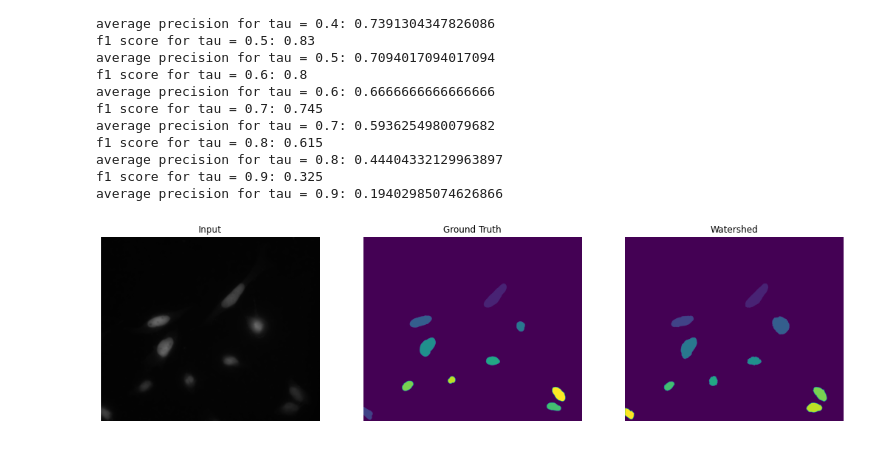
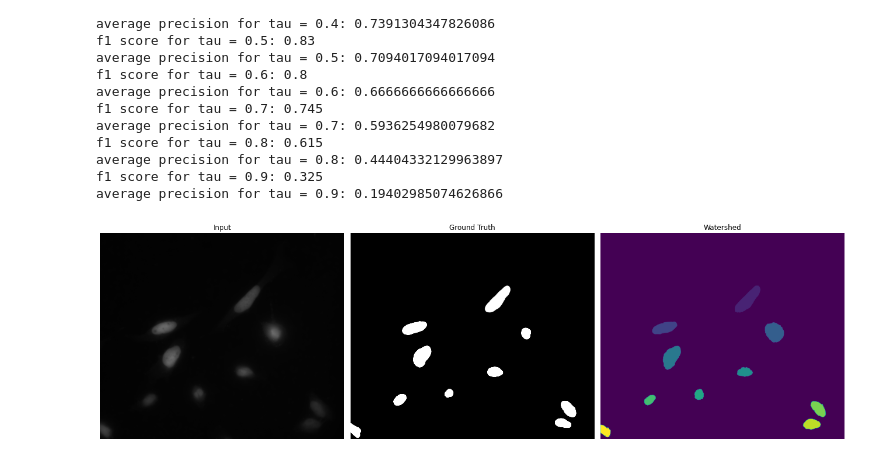
Before and after one commit to annajiwons/merfish-segmentation, a Jupyter notebook: 4_watershed/watershed.ipynb, the cells around one changed output. Cells and saved outputs as stored; diff of their text form; code cells hidden in the pictures.

```diff
--- a/4_watershed/watershed.ipynb
+++ b/4_watershed/watershed.ipynb
@@ -701,14 +686,15 @@ res = watershed_seg(merfish_images[12], upper_limit = 241, alpha = 0.5, beta = 5
 # %%
 figure, figure_axes = plt.subplots(1, 3, figsize=(18, 6))
 
 figure_axes[0].imshow(merfish_images[12])
 figure_axes[0].set_title('Input')
 figure_axes[0].axis('off')
-figure_axes[1].imshow(merfish_masks[12])
+figure_axes[1].imshow(merfish_masks[12], clim = (0,1), cmap= 'gray')
 figure_axes[1].set_title('Ground Truth')
 figure_axes[1].axis('off')
 figure_axes[2].imshow(res)
 figure_axes[2].set_title('Watershed')
-figure_axes[2].axis('off');
+figure_axes[2].axis('off')
+figure.tight_layout()
 # %% [output]
-[figure, old version]
+[figure, new version]
```
Also changed, not shown: parts of 1 cell of this notebook, 18 other files.
